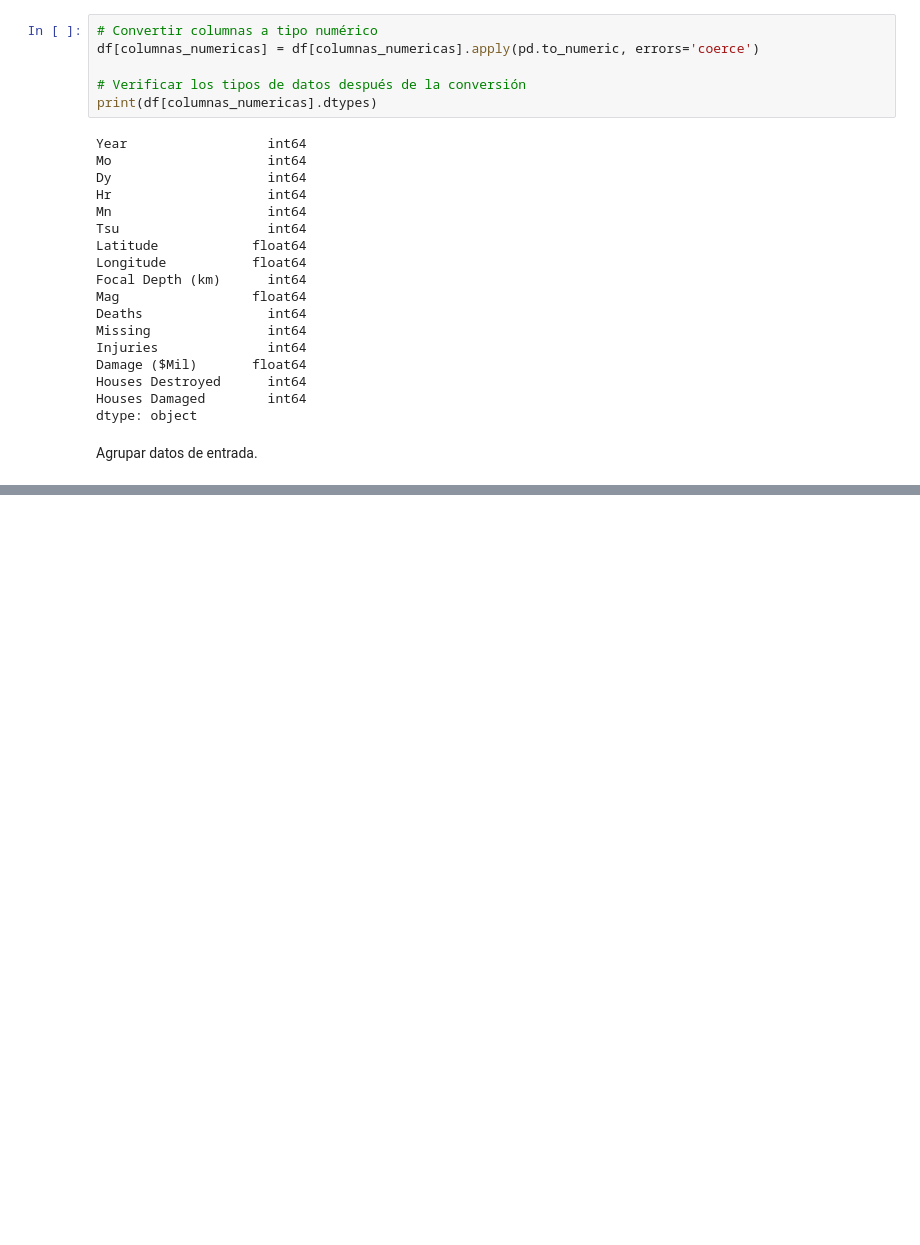
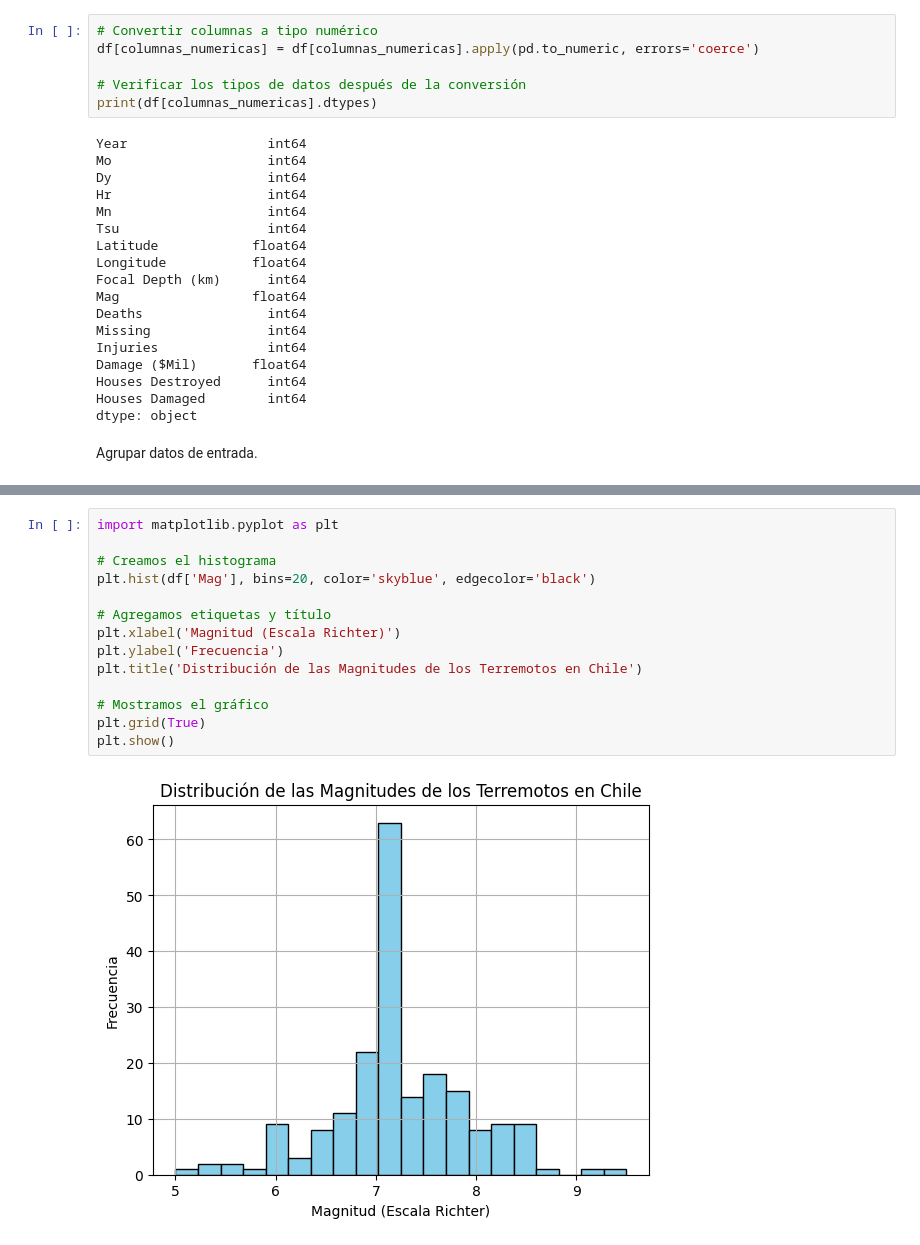
Before and after one commit to FrancoAv1/Taller-de-python-2, a Jupyter notebook: tarea2.ipynb, the cells around one changed output, grey strips where cells are left out. Cells and saved outputs as stored; diff of their text form; blank space fills up the shorter version.

```diff
--- a/tarea2.ipynb
+++ b/tarea2.ipynb
@@ -752 +776,17 @@ Name: Mag, Length: 123, dtype: float64
 198 rows × 18 columns
+# %%
+import matplotlib.pyplot as plt
+
+# Creamos el histograma
+plt.hist(df['Mag'], bins=20, color='skyblue', edgecolor='black')
+
+# Agregamos etiquetas y título
+plt.xlabel('Magnitud (Escala Richter)')
+plt.ylabel('Frecuencia')
+plt.title('Distribución de las Magnitudes de los Terremotos en Chile')
+
+# Mostramos el gráfico
+plt.grid(True)
+plt.show()
+# %% [output]
+[figure, added]
```
Also changed, not shown: parts of 6 cells of this notebook.
